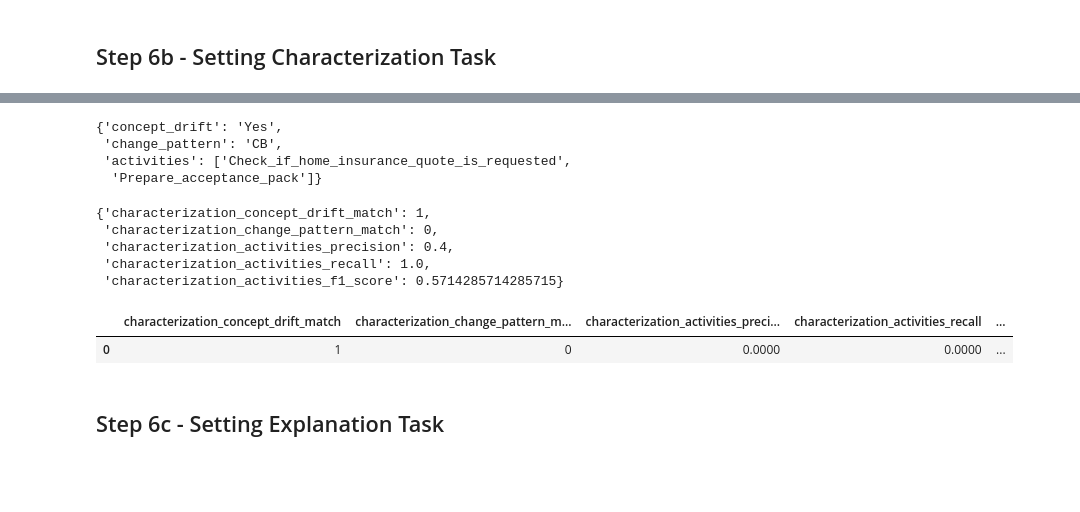
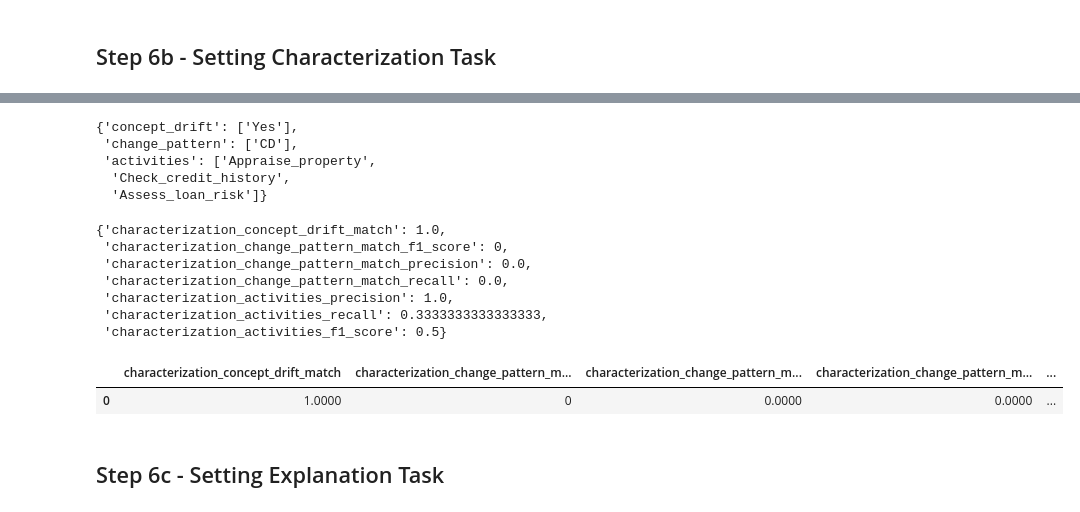
Before and after one commit to AC-Meira/Transition_Matrix_Process_Drift, a Jupyter notebook: Demonstration - Business Process Drift - (Maaradji - Fast).ipynb, the cells around one changed output, grey strips where cells are left out. Drawn from its saved outputs; the diff is of its cells as text; code cells hidden in the pictures; blank space fills up the shorter version.

```diff
--- a/Demonstration - Business Process Drift - (Maaradji - Fast).ipynb
+++ b/Demonstration - Business Process Drift - (Maaradji - Fast).ipynb
@@ -380,7 +379,7 @@ for result in detection_task_results.itertuples():
 ## Step 6a - Setting Localization Task
 # %%
 # Setting Localization Task
-TMPD_instance.set_localization_task(reference_window_index=0, detection_window_index=75, pvalue_threshold=0.05, effect_prop_threshold=0.2, effect_count_threshold=0.02, pseudo_count=0.5)
+TMPD_instance.set_localization_task(reference_window_index=0, detection_window_index=75, pvalue_threshold=0.05, effect_prop_threshold=0.2, effect_count_threshold=0.02, pseudo_count=5)
 
 # Executing Localization Task
 TMPD_instance.run_localization_task()
@@ -549,13 +558,14 @@ FileNotFoundError: [Errno 2] No such file or directory: 'Codes/LLM_Instructions/
 # %%
 ### Ground Truth
 
-characterization_ground_truth = {'concept_drift' : 'Yes', 'change_pattern' : change_activities_ground_truth[change_pattern_ground_truth]['change_pattern_name'], 'activities' : change_activities_ground_truth[change_pattern_ground_truth]['characterization_activities']}
+characterization_ground_truth = {'concept_drift' : ['Yes'], 'change_pattern' : [change_activities_ground_truth[change_pattern_ground_truth]['change_pattern_name']], 'activities' : change_activities_ground_truth[change_pattern_ground_truth]['characterization_activities']}
 characterization_ground_truth
 # %% [output]
-{'concept_drift': 'Yes',
- 'change_pattern': 'CB',
- 'activities': ['Check_if_home_insurance_quote_is_requested',
-  'Prepare_acceptance_pack']}
+{'concept_drift': ['Yes'],
+ 'change_pattern': ['CD'],
+ 'activities': ['Appraise_property',
+  'Check_credit_history',
+  'Assess_loan_risk']}
 # %%
 ### Validation metrics
 
@@ -564,27 +574,37 @@ characterization_result = TMPD_instance.get_characterization_task()[0]
 # Initialize a results dictionary
 characterization_task_validation_results = {
     'characterization_concept_drift_match': None,
-    'characterization_change_pattern_match': None,
+    'characterization_change_pattern_match_f1_score': None,
+    'characterization_change_pattern_match_precision': None,
+    'characterization_change_pattern_match_recall': None,
     'characterization_activities_precision': None,
     'characterization_activities_recall': None,
     'characterization_activities_f1_score': None
 }
 
-# Check simple matches
-characterization_task_validation_results['characterization_concept_drift_match'] = int(characterization_ground_truth['concept_drift'].lower() == characterization_result['concept_drift'].lower())
-characterization_task_validation_results['characterization_change_pattern_match'] = int(characterization_ground_truth['change_pattern'].lower() == characterization_result['change_pattern'].lower())
+# Check matches
+try:
+    characterization_task_validation_results['characterization_concept_drift_match'] = TMPD_utils.list_match_metrics(characterization_ground_truth['concept_drift'], characterization_result['concept_drift'])[2]
+except:
+    characterization_task_validation_results['characterization_concept_drift_match'] = -1
+
+try:
+    precision, recall, f1_score = TMPD_utils.list_match_metrics(characterization_ground_truth['change_pattern'], characterization_result['change_pattern'])
+    characterization_task_validation_results.update({
+        'characterization_change_pattern_match_f1_score': f1_score,
+        'characterization_change_pattern_match_precision': precision,
+        'characterization_change_pattern_match_recall': recall
+    })
+
+except:
+    characterization_task_validation_results.update({
+        'characterization_change_pattern_match_f1_score': -1,
+        'characterization_change_pattern_match_precision': -1,
+        'characterization_change_pattern_match_recall': -1
+    })
 
 # Set comparison for 'Activities'
-gt_activities_set = set(characterization_ground_truth['activities'])
-pred_activities_set = set(characterization_result['activities'])
-
-tp = len(gt_activities_set & pred_activities_set)  # True positives
-fp = len(pred_activities_set - gt_activities_set)  # False positives
-fn = len(gt_activities_set - pred_activities_set)  # False negatives
-
-precision = tp / (tp + fp) if (tp + fp) > 0 else 0
-recall = tp / (tp + fn) if (tp + fn) > 0 else 0
-f1_score = 2 * (precision * recall) / (precision + recall) if (precision + recall) > 0 else 0
+precision, recall, f1_score = TMPD_utils.list_match_metrics(characterization_ground_truth['activities'], characterization_result['activities'])
 
 characterization_task_validation_results.update({
     'characterization_activities_precision': precision,
@@ -594,24 +614,26 @@ characterization_task_validation_results.update({
 
 characterization_task_validation_results
 # %% [output]
-{'characterization_concept_drift_match': 1,
- 'characterization_change_pattern_match': 0,
- 'characterization_activities_precision': 0.4,
- 'characterization_activities_recall': 1.0,
- 'characterization_activities_f1_score': 0.5714285714285715}
+{'characterization_concept_drift_match': 1.0,
+ 'characterization_change_pattern_match_f1_score': 0,
+ 'characterization_change_pattern_match_precision': 0.0,
+ 'characterization_change_pattern_match_recall': 0.0,
+ 'characterization_activities_precision': 1.0,
+ 'characterization_activities_recall': 0.3333333333333333,
+ 'characterization_activities_f1_score': 0.5}
 # %%
 understanding_tasks_results = pd.DataFrame([{**characterization_task_validation_results}])
 understanding_tasks_results['localization_activities'] = ', '.join(localization_result)
-understanding_tasks_results['characterization_change_pattern'] = TMPD_instance.get_characterization_task()[0]['change_pattern']
+understanding_tasks_results['characterization_change_pattern'] = ', '.join(TMPD_instance.get_characterization_task()[0]['change_pattern'])
 understanding_tasks_results['characterization_activities'] = ', '.join(TMPD_instance.get_characterization_task()[0]['activities'])
 understanding_tasks_results['localization_changes'] = [TMPD_instance.get_localization_task(show_localization_dfg=False, show_original_dfg=False, show_original_bpmn=False)[1]]
 understanding_tasks_results['reference_bpmn_text'] = TMPD_instance.get_localization_task(show_localization_dfg=False, show_original_dfg=False, show_original_bpmn=False)[2]
 understanding_tasks_results['detection_bpmn_text'] = TMPD_instance.get_localization_task(show_localization_dfg=False, show_original_dfg=False, show_original_bpmn=False)[3]
 understanding_tasks_results['change_patterns_llm_response'] = TMPD_instance.get_characterization_task()[1]
 understanding_tasks_results
 # %% [output]
-|  | characterization_concept_drift_match | characterization_change_pattern_m... | characterization_activities_preci... | characterization_activities_recall | ... |
-| 0 | 1 | 0 | 0.0000 | 0.0000 | ... |
+|  | characterization_concept_drift_match | characterization_change_pattern_m... | characterization_change_pattern_m... | characterization_change_pattern_m... | ... |
+| 0 | 1.0000 | 0 | 0.0000 | 0.0000 | ... |
 # %% [markdown]
 ## Step 6c - Setting Explanation Task
 # %%
```
Also changed, not shown: parts of 7 cells of this notebook, 13 other files.
